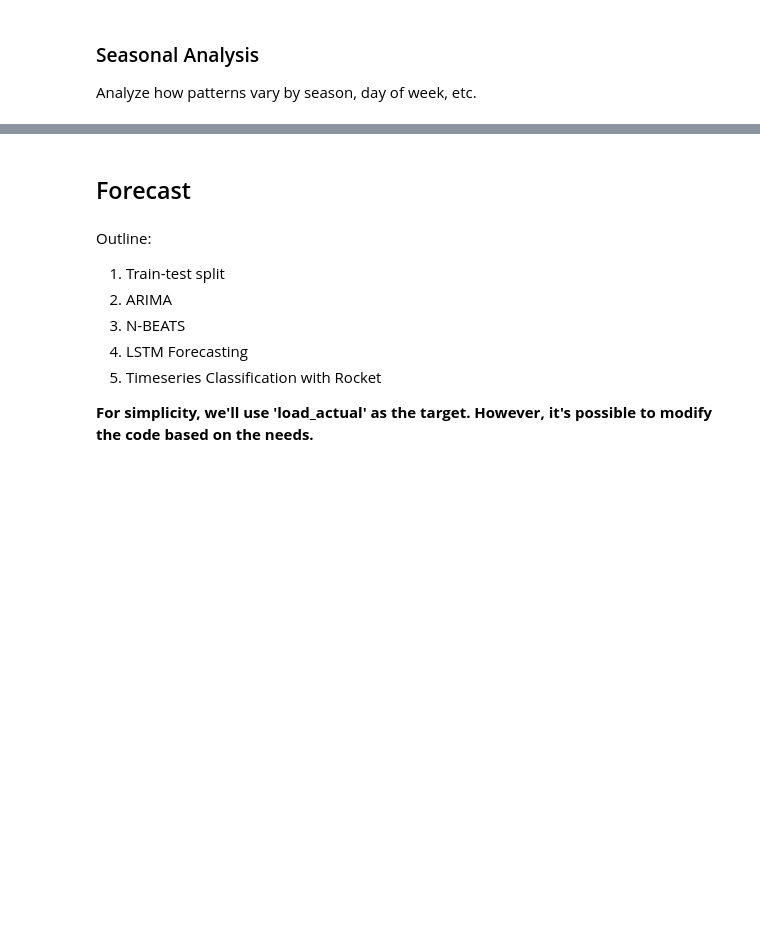
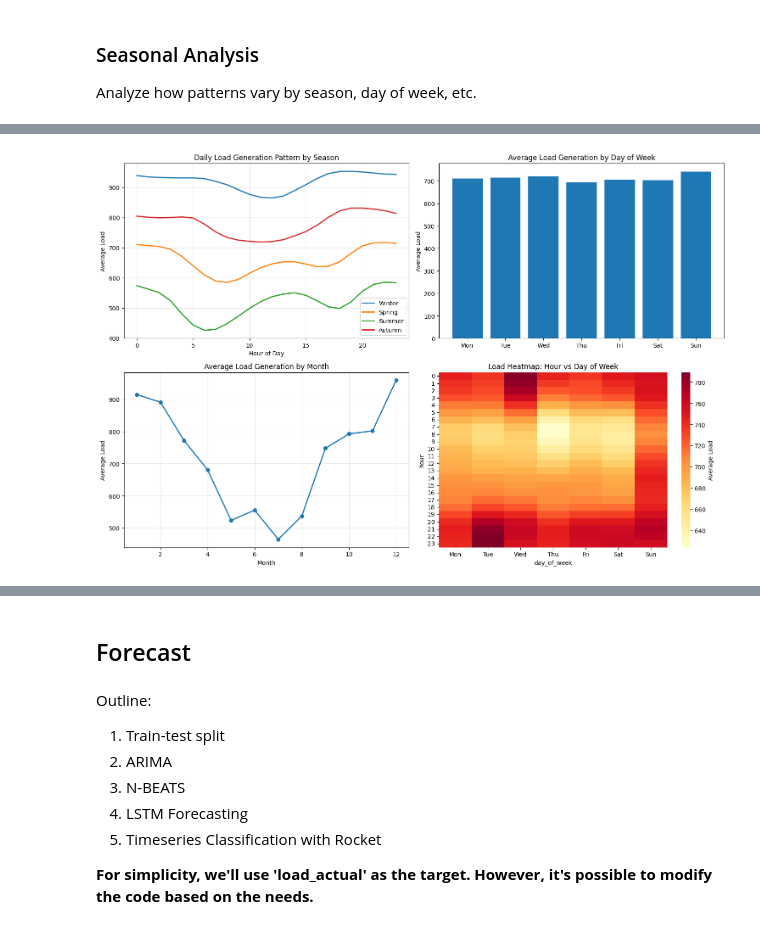
Before and after one commit to ignsagita/timeseries-nn, a Jupyter notebook: timeseries-nn.ipynb, the cells around one changed output, grey strips where cells are left out. Cells and saved outputs as stored; diff of their text form; code cells hidden in the pictures; blank space fills up the shorter version.

```diff
--- a/timeseries-nn.ipynb
+++ b/timeseries-nn.ipynb
@@ -637,0 +661,57 @@ print(f"- Lowest consumption hour: {low_hour:02d}:00")
+# %%
+df_analysis = df_imp.copy()
+column = 'load_generation'
+df_analysis.index = pd.to_datetime(df_analysis.index)
+df_analysis['hour'] = df_analysis.index.hour
+df_analysis['day_of_week'] = df_analysis.index.dayofweek
+df_analysis['month'] = df_analysis.index.month
+df_analysis['season'] = df_analysis['month'].map({
+    12: 'Winter', 1: 'Winter', 2: 'Winter',
+    3: 'Spring', 4: 'Spring', 5: 'Spring',
+    6: 'Summer', 7: 'Summer', 8: 'Summer',
+    9: 'Autumn', 10: 'Autumn', 11: 'Autumn'
+})
+
+fig, axes = plt.subplots(2, 2, figsize=(15, 10))
+
+# Daily patterns by season
+for season in ['Winter', 'Spring', 'Summer', 'Autumn']:
+    season_data = df_analysis[df_analysis['season'] == season]
+    daily_pattern_gen = season_data.groupby('hour')[column].mean()
+    axes[0,0].plot(daily_pattern_gen.index, daily_pattern_gen.values,
+                    label=season, linewidth=2)
+
+axes[0,0].set_title('Daily Load Generation Pattern by Season')
+axes[0,0].set_xlabel('Hour of Day')
+axes[0,0].set_ylabel('Average Load')
+axes[0,0].legend()
+axes[0,0].grid(True, alpha=0.3)
+
+# Weekly patterns
+days = ['Mon', 'Tue', 'Wed', 'Thu', 'Fri', 'Sat', 'Sun']
+weekly_pattern_gen = df_analysis.groupby('day_of_week')[column].mean()
+axes[0,1].bar(range(7), weekly_pattern_gen.values)
+axes[0,1].set_title('Average Load Generation by Day of Week')
+axes[0,1].set_xticks(range(7))
+axes[0,1].set_xticklabels(days)
+axes[0,1].set_ylabel('Average Load')
+
+# Monthly patterns
+monthly_pattern_gen = df_analysis.groupby('month')[column].mean()
+axes[1,0].plot(monthly_pattern_gen.index, monthly_pattern_gen.values, 'o-', linewidth=2)
+axes[1,0].set_title('Average Load Generation by Month')
+axes[1,0].set_xlabel('Month')
+axes[1,0].set_ylabel('Average Load')
+axes[1,0].grid(True, alpha=0.3)
+
+# Heatmap of hour vs day of week
+pivot_data = df_analysis.pivot_table(values=column, index='hour',
+                                    columns='day_of_week', aggfunc='mean')
+sns.heatmap(pivot_data, ax=axes[1,1], cmap='YlOrRd',
+            xticklabels=days, cbar_kws={'label': 'Average Load'})
+axes[1,1].set_title('Load Generation Heatmap: Hour vs Day of Week')
+
+plt.tight_layout()
+plt.show()
+# %% [output]
+[figure, added]
```
Also changed, not shown: parts of 20 cells of this notebook.
